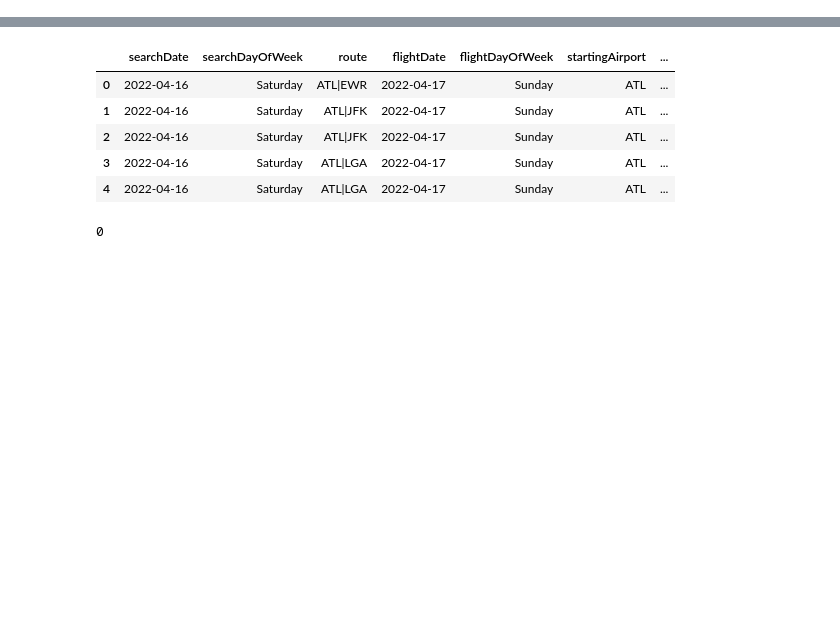
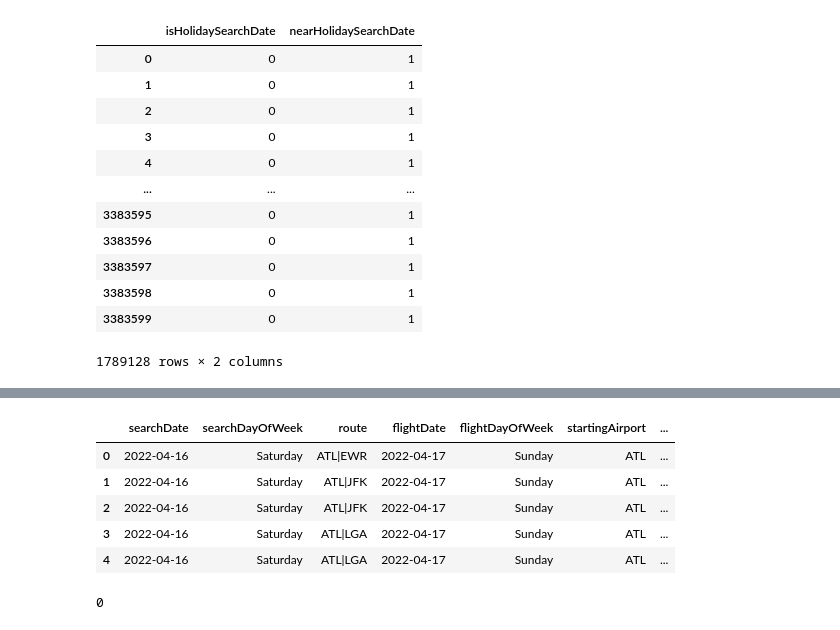
Before and after one commit to chriskuz/intro_to_python_project, a Jupyter notebook: toolkit/QA.ipynb, the cells around one changed output, grey strips where cells are left out. Drawn from its saved outputs; the diff is of its cells as text; code cells hidden in the pictures; blank space fills up the shorter version.

Commit message:
Added holiday related binary columns

```diff
--- a/toolkit/QA.ipynb
+++ b/toolkit/QA.ipynb
@@ -11,6 +11,27 @@ from datetime import datetime as dt
 pd.set_option("display.max_columns", None)
 pd.set_option("display.max_rows", 300)
 # %%
-relative_path_to_new_data_destination = "../data/cleaned_jetblue_df.csv"
+relative_path_to_new_data_destination = "../data/testing_cleaned_jetblue_df.csv"
 
 df = pd.read_csv(relative_path_to_new_data_destination)
+# %%
+checks = ["isHolidaySearchDate", "nearHolidaySearchDate"]
+
+df[
+    (df["isHolidaySearchDate"] == 0) &
+    (df["nearHolidaySearchDate"] == 1)
+][checks]
+# %% [output]
+|  | isHolidaySearchDate | nearHolidaySearchDate |
+| 0 | 0 | 1 |
+| 1 | 0 | 1 |
+| 2 | 0 | 1 |
+| 3 | 0 | 1 |
+| 4 | 0 | 1 |
+| ... | ... | ... |
+| 3383595 | 0 | 1 |
+| 3383596 | 0 | 1 |
+| 3383597 | 0 | 1 |
+| 3383598 | 0 | 1 |
+| 3383599 | 0 | 1 |
+1789128 rows × 2 columns
```
Also changed, not shown: parts of 5 cells of this notebook, 1 other file.
